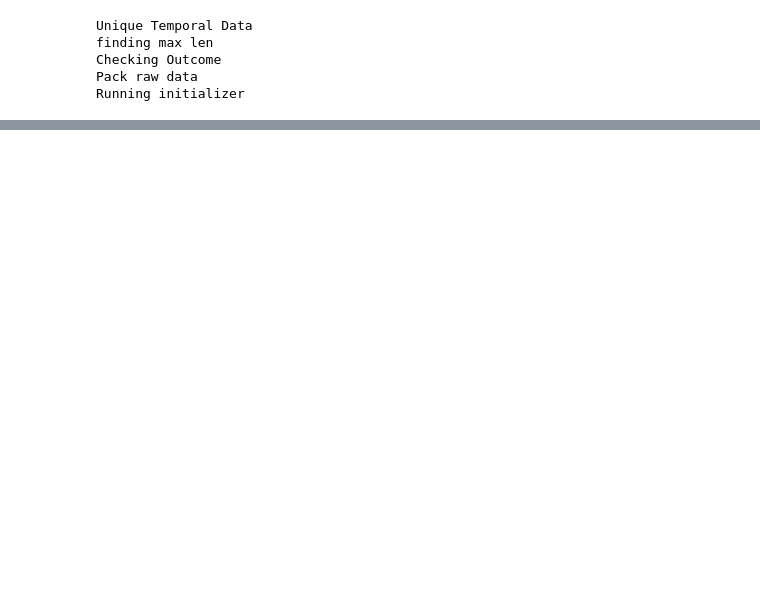
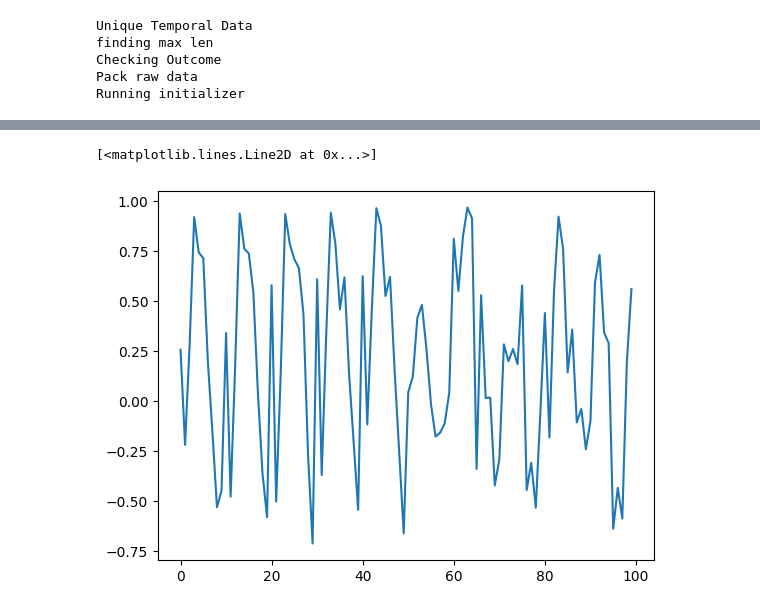
Before and after one commit to tremblerz/synthetic_time_series, a Jupyter notebook: src/SinSynth.ipynb, the cells around one changed output, grey strips where cells are left out. Drawn from its saved outputs; the diff is of its cells as text; code cells hidden in the pictures; blank space fills up the shorter version.

Commit message:
Tested datasets with doppleganger

```diff
--- a/src/SinSynth.ipynb
+++ b/src/SinSynth.ipynb
@@ -212,0 +38,21 @@ Running initializer
+# %%
+model = DGAN(DGANConfig(
+    max_sequence_len=10,
+    sample_len=10,
+    batch_size=32,
+    apply_feature_scaling=True,
+    apply_example_scaling=False,
+    use_attribute_discriminator=False,
+    generator_learning_rate=1e-4,
+    discriminator_learning_rate=1e-4,
+    epochs=1000,
+))
+# %%
+model.train_dataframe(
+    data.dataframe(),
+    attribute_columns=["seq_out_0", "seq_static_0", "seq_static_1","seq_static_2", "seq_static_3"],
+    feature_columns=["seq_temporal_0", "seq_temporal_1", "seq_temporal_2", "seq_temporal_3", "seq_temporal_4"],
+    time_column = "seq_time_id",
+    example_id_column = "seq_id",
+    df_style = DfStyle.LONG
+)
@@ -212,0 +80,2 @@ Running initializer
+# %%
+synthetic_df_dopple = model.generate_dataframe(int(len(data.dataframe())/10))
@@ -212,0 +98,5 @@ Running initializer
+# %%
+plt.plot(synthetic_df_dopple['seq_temporal_3'][:100])
+# %% [output]
+[<matplotlib.lines.Line2D at 0x...>]
+[figure, added]
```
Also changed, not shown: parts of 6 cells of this notebook, 6 other files.
